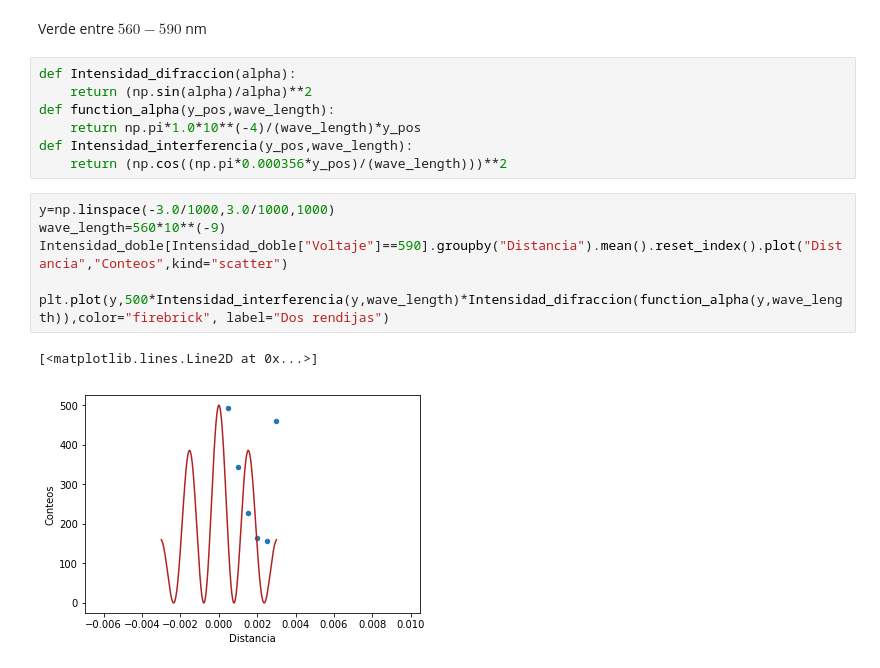
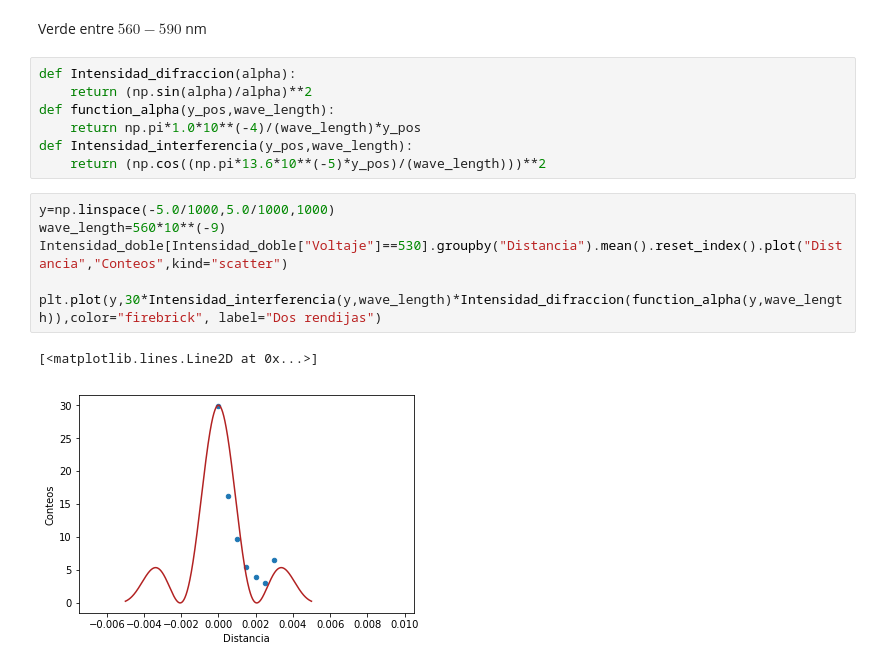
Before and after one commit to jamontanac/Laboratorio-Avanzado, a Jupyter notebook: Double_Slit/Analisis.ipynb, the cells around one changed output. Drawn from its saved outputs; the diff is of its cells as text.

```diff
--- a/Double_Slit/Analisis.ipynb
+++ b/Double_Slit/Analisis.ipynb
@@ -221,13 +221,13 @@ def Intensidad_difraccion(alpha):
 def function_alpha(y_pos,wave_length):
     return np.pi*1.0*10**(-4)/(wave_length)*y_pos
 def Intensidad_interferencia(y_pos,wave_length):
-    return (np.cos((np.pi*0.000356*y_pos)/(wave_length)))**2
+    return (np.cos((np.pi*13.6*10**(-5)*y_pos)/(wave_length)))**2
 # %%
-y=np.linspace(-3.0/1000,3.0/1000,1000)
+y=np.linspace(-5.0/1000,5.0/1000,1000)
 wave_length=560*10**(-9)
-Intensidad_doble[Intensidad_doble["Voltaje"]==590].groupby("Distancia").mean().reset_index().plot("Distancia","Conteos",kind="scatter")
+Intensidad_doble[Intensidad_doble["Voltaje"]==530].groupby("Distancia").mean().reset_index().plot("Distancia","Conteos",kind="scatter")
 
-plt.plot(y,500*Intensidad_interferencia(y,wave_length)*Intensidad_difraccion(function_alpha(y,wave_length)),color="firebrick", label="Dos rendijas")
+plt.plot(y,30*Intensidad_interferencia(y,wave_length)*Intensidad_difraccion(function_alpha(y,wave_length)),color="firebrick", label="Dos rendijas")
 # %% [output]
 [<matplotlib.lines.Line2D at 0x...>]
-[figure, old version]
+[figure, new version]
```
Also changed, not shown: parts of 11 cells of this notebook.
